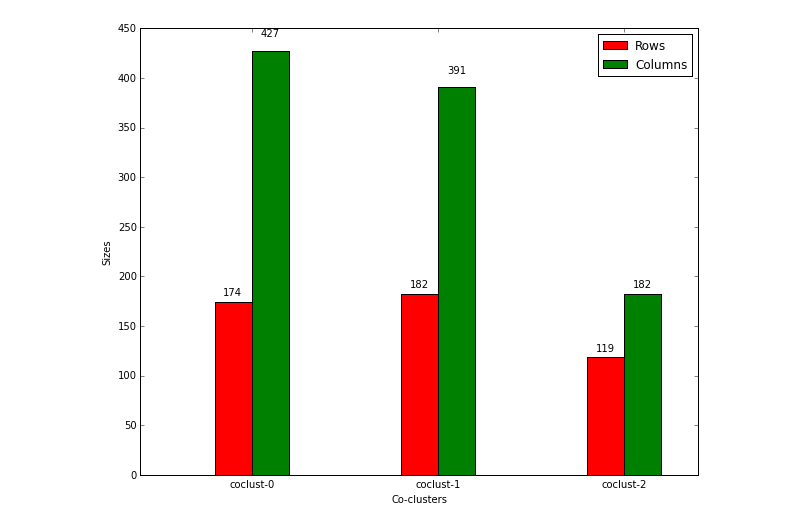
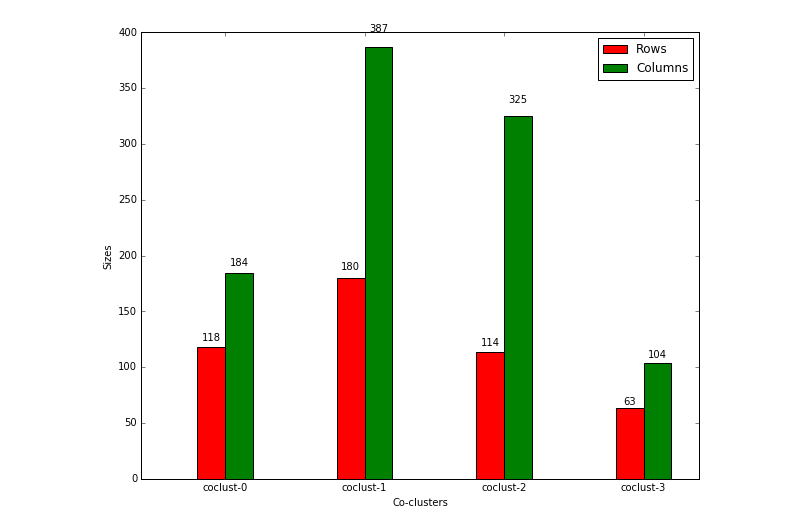
Before and after one commit to franrole/cclust_package, a Jupyter notebook: demo/demo-coclustspecmod.ipynb, the cells around one changed output. Cells and saved outputs as stored; diff of their text form; code cells hidden in the pictures.

```diff
--- a/demo/demo-coclustspecmod.ipynb
+++ b/demo/demo-coclustspecmod.ipynb
@@ -1,49 +1,21 @@
 # %%
 %matplotlib inline
-import numpy as np, scipy.sparse as sp
+import numpy as np
 from scipy.sparse import coo_matrix
 from coclust.CoclustSpecMod import CoclustSpecMod
-import matplotlib.pyplot as plt
+from coclust.utils.evaluation import plot_cluster_sizes
 
-n_clust=3
+n_clust = 4
 file_name = "../datasets/cstr.csv"
 
 # Load the csv file and build the matrix. It may take a few seconds
-a=np.loadtxt(file_name,delimiter=',', skiprows=1)
-X=(coo_matrix((a[:,2], (a[:,0].astype(int),a[:,1].astype(int)) ) )).tocsr()
+a = np.loadtxt(file_name, delimiter=',', skiprows=1)
+X = (coo_matrix((a[:, 2], (a[:, 0].astype(int), a[:, 1].astype(int))))).tocsr()
 
 # Perform co-clustering
-model = CoclustSpecMod(n_clusters=n_clust)
+model = CoclustSpecMod(n_clusters=n_clust, random_state=0)
 model.fit(X)
 
-
-def plot_cluster_sizes(model) :
-  fig = plt.figure(figsize=(10,8))
-  ax = fig.add_subplot(111)
-  colors=['r','g','b']
-  x=[] ; y=[]
-  for i in range(n_clust):
-        number_of_rows, number_of_columns = model.get_shape(i)
-        x.append( number_of_rows)
-        y.append(number_of_columns)
-  data=[x,y]
-  shift=.8 / len(data*2)
-  location=np.arange(n_clust)
-  legend_rects=[]
-  for i in range(2) :
-     cols=ax.bar(location+i * shift , data[i] , width=shift, color=colors[i % len(colors)], align='center')
-     legend_rects.append(cols[0])
-     for c in cols :
-        h=c.get_height()
-        ax.text(c.get_x()+c.get_width()/2., 1.03*h, '%d'%int(h),
-                ha='center', va='bottom')
-  ax.set_xticks(location + (shift/2.))
-  ax.set_xticklabels(['coclust-' + str(i) for i in range(n_clust)])
-  plt.xlabel('Co-clusters')
-  plt.ylabel('Sizes')
-  ax.legend(legend_rects, ('Rows', 'Columns'))
-
-
 plot_cluster_sizes(model)
 # %% [output]
-[figure, old version]
+[figure, new version]
```
Also changed, not shown: parts of 2 cells of this notebook, 4 other files.
